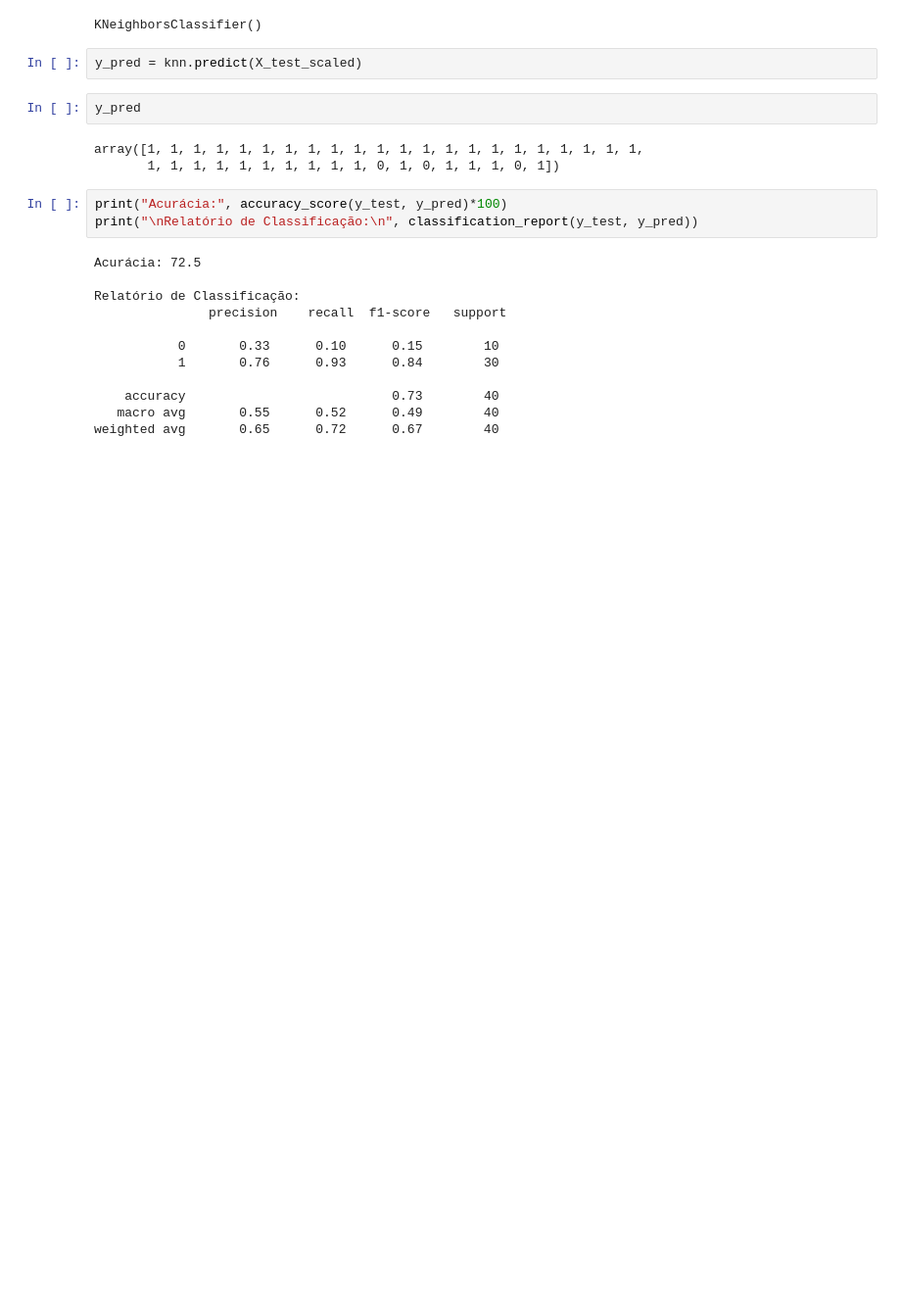
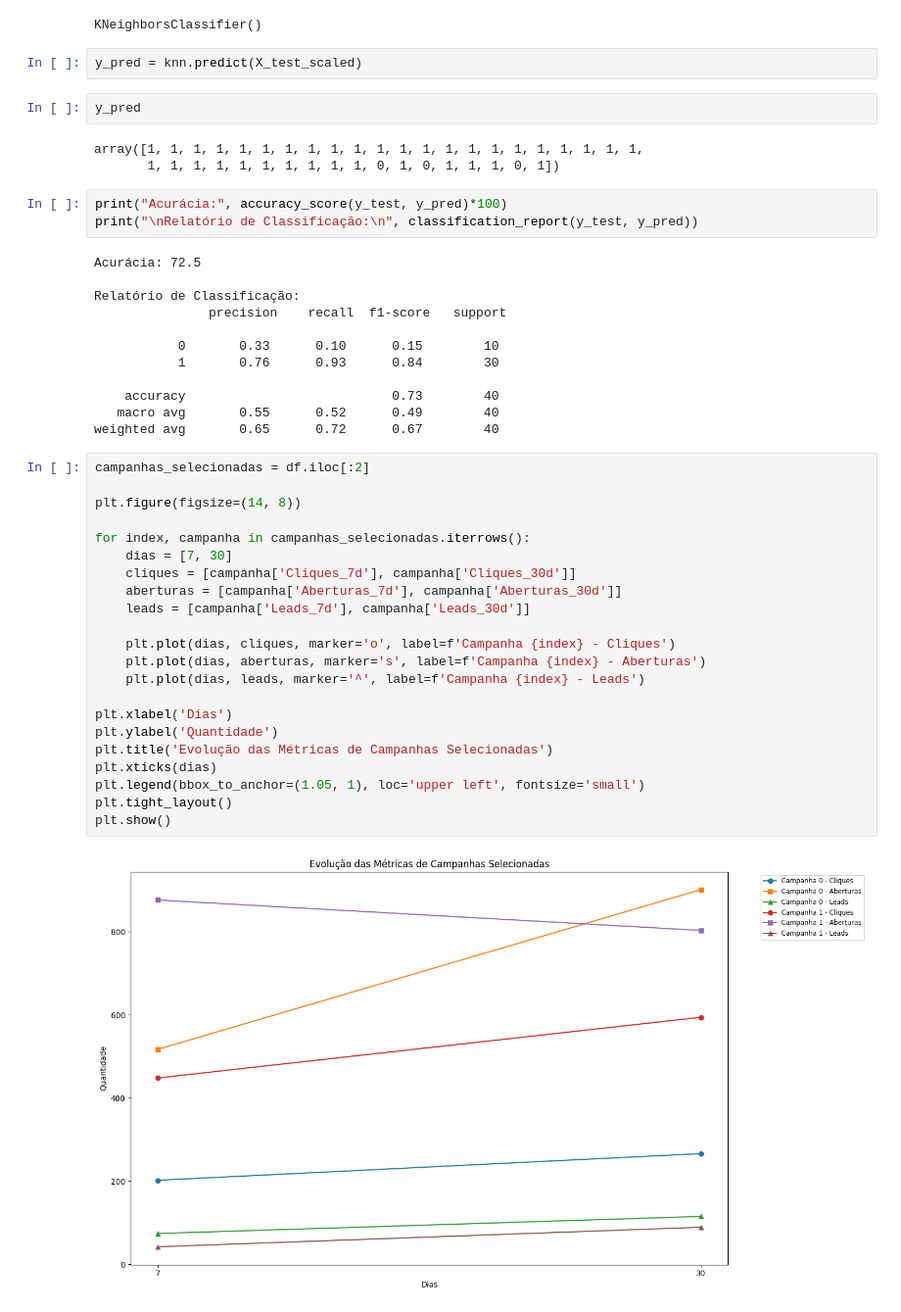
Before and after one commit to nichol6s/anallyzer-ai, a Jupyter notebook: Documentação/anallyzer-ai.ipynb, the cells around one changed output. Shown at 98% size. Drawn from its saved outputs; the diff is of its cells as text; blank space fills up the shorter version.

```diff
--- a/Documentação/anallyzer-ai.ipynb
+++ b/Documentação/anallyzer-ai.ipynb
@@ -94,3 +97,27 @@ Relatório de Classificação:
     accuracy                           0.73        40
    macro avg       0.55      0.52      0.49        40
 weighted avg       0.65      0.72      0.67        40
+# %%
+campanhas_selecionadas = df.iloc[:2]
+
+plt.figure(figsize=(14, 8))
+
+for index, campanha in campanhas_selecionadas.iterrows():
+    dias = [7, 30]
+    cliques = [campanha['Cliques_7d'], campanha['Cliques_30d']]
+    aberturas = [campanha['Aberturas_7d'], campanha['Aberturas_30d']]
+    leads = [campanha['Leads_7d'], campanha['Leads_30d']]
+
+    plt.plot(dias, cliques, marker='o', label=f'Campanha {index} - Cliques')
+    plt.plot(dias, aberturas, marker='s', label=f'Campanha {index} - Aberturas')
+    plt.plot(dias, leads, marker='^', label=f'Campanha {index} - Leads')
+
+plt.xlabel('Dias')
+plt.ylabel('Quantidade')
+plt.title('Evolução das Métricas de Campanhas Selecionadas')
+plt.xticks(dias)
+plt.legend(bbox_to_anchor=(1.05, 1), loc='upper left', fontsize='small')
+plt.tight_layout()
+plt.show()
+# %% [output]
+[figure, added]
```
Also changed, not shown: parts of 2 cells of this notebook, 2 other files.
